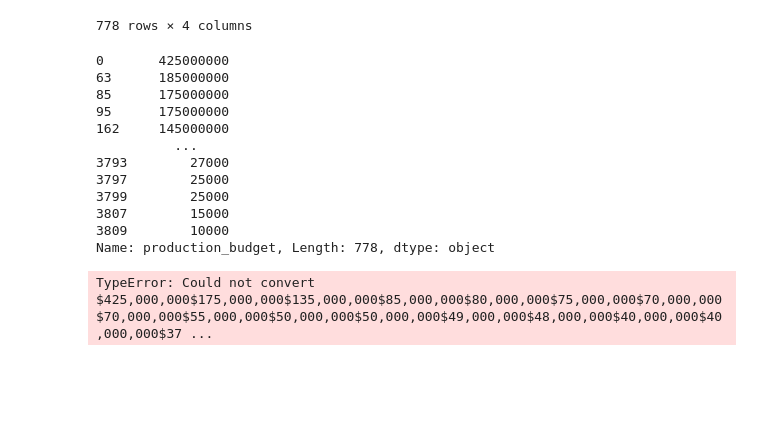
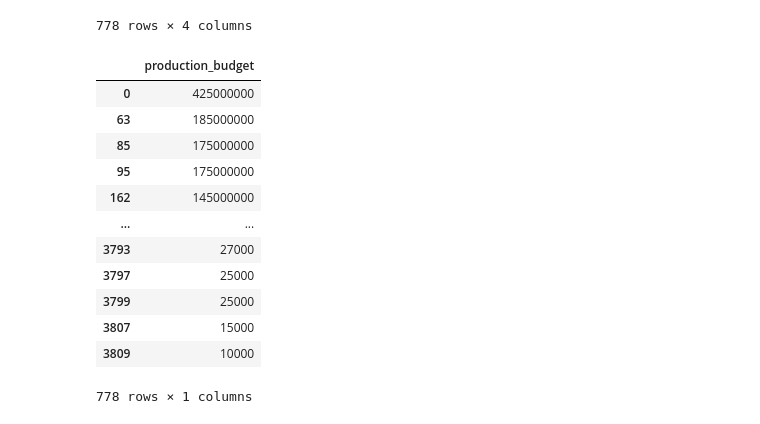
Before and after one commit to kjkahalley/optimal-film-analysis, a Jupyter notebook: first-notebook.ipynb, the cells around one changed output. Saved outputs shown, nothing was run; the diff lists cells and outputs as text; code cells hidden in the pictures; blank space fills up the shorter version.

```diff
--- a/first-notebook.ipynb
+++ b/first-notebook.ipynb
@@ -228,17 +228,19 @@ genre_budget
 # %%
 #remove $)
 no_dollar_sign = genre_budget['production_budget'].str.replace('$', '').str.replace(',', '')
-no_dollar_sign
+df3 = pd.DataFrame(no_dollar_sign)
+df3
 # %% [output]
+|  | production_budget |
+| 0 | 425000000 |
+| 63 | 185000000 |
+| 85 | 175000000 |
+| 95 | 175000000 |
+| 162 | 145000000 |
+| ... | ... |
+| 3793 | 27000 |
+| 3797 | 25000 |
+| 3799 | 25000 |
+| 3807 | 15000 |
+| 3809 | 10000 |
-0       425000000
-63      185000000
-85      175000000
-95      175000000
-162     145000000
-          ...
-3793        27000
-3797        25000
-3799        25000
-3807        15000
-3809        10000
-Name: production_budget, Length: 778, dtype: object
+778 rows × 1 columns
@@ -247,4 +246,0 @@ Horror_2 = genre_budget.loc[genre_budget['genres'] == 'Horror']
-# %%
-Horror_production_budget_mean = Horror_2["production_budget"].mean()
-# %% [output]
-TypeError: Could not convert $425,000,000$175,000,000$135,000,000$85,000,000$80,000,000$75,000,000$70,000,000$70,000,000$55,000,000$50,000,000$50,000,000$49,000,000$48,000,000$40,000,000$40,000,000$37 ...
```
Also changed, not shown: parts of 21 cells of this notebook.
